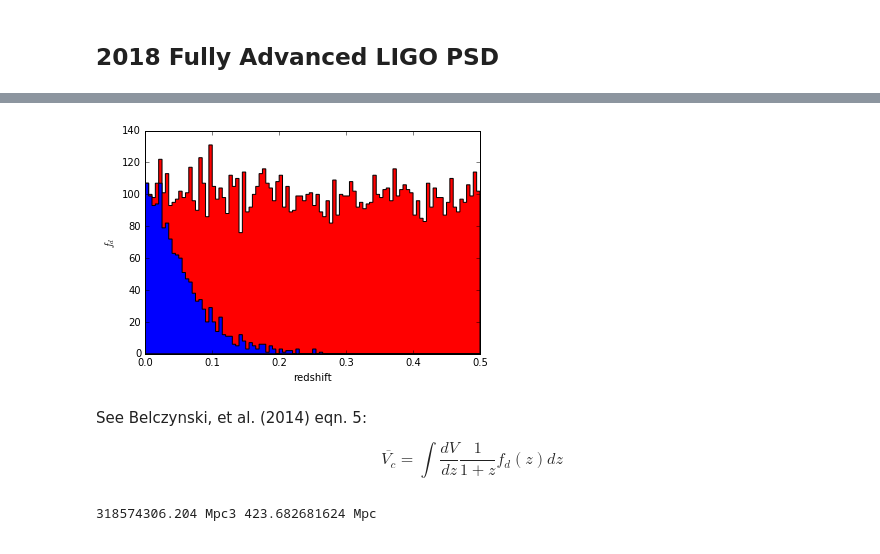
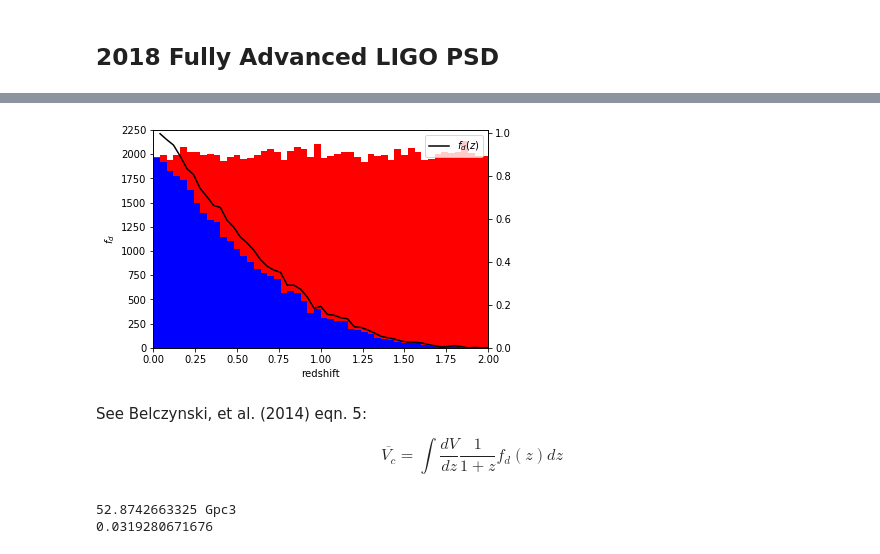
Before and after one commit to cpankow/lacc_da_tutorials, a Jupyter notebook: cosmology_horizon.ipynb, the cells around one changed output, grey strips where cells are left out. Saved outputs shown, nothing was run; the diff lists cells and outputs as text; code cells hidden in the pictures.

Commit message:
cosmology_horizon.ipynb: bug fixes, higher samples, better plots

```diff
--- a/cosmology_horizon.ipynb
+++ b/cosmology_horizon.ipynb
@@ -69,10 +76,13 @@ Saving to: ‘H1-GDS-CALIB_STRAIN.txt.13’
 # %%
 # Load PSDs
 _, psd_l1 = numpy.loadtxt("L1-GDS-CALIB_STRAIN.txt", unpack=True)
-freq, psd_h1 = numpy.loadtxt("H1-GDS-CALIB_STRAIN.txt", unpack=True)
+#freq, psd_h1 = numpy.loadtxt("H1-GDS-CALIB_STRAIN.txt", unpack=True)
+freq, psd_h1 = numpy.loadtxt("2015-10-01_H1_O1_Sensitivity_displacement_asd.txt", unpack=True)
 df = freq[1]-freq[0]
+print df
 
 psd_l1 *= psd_l1
+psd_h1 /= 4e3
 psd_h1 *= psd_h1
 
 pyplot.plot(freq, psd_l1, "r-", label="L1")
@@ -108,27 +145,39 @@ pyplot.legend()
 # %%
 def get_waveform(z, mc, **kwargs):
     m1, m2 = lalsimutils.m1m2(mc, 0.25)
+    if "frame" in kwargs and kwargs["frame"] == "source":
+        m1 *= (1+z)
+        m2 *= (1+z)
     m1, m2 = m1 * lal.MSUN_SI, m2 * lal.MSUN_SI
     s1x, s1y, s1z = 0.0, 0.0, 0.0
     s2x, s2y, s2z = 0.0, 0.0, 0.0
     approx = lalsimulation.GetApproximantFromString(kwargs["approx"] if "approx" in kwargs else "IMRPhenomD")
     distance = kwargs["distance"] * lal.PC_SI * 1e6
 
-    hp, hx = lalsimulation.SimInspiralFD(0, df,
-                                     m1, m2,
+    hp, hx = lalsimulation.SimInspiralFD(m1, m2,
                                      s1x, s1y, s1z,
                                      s2x, s2y, s2z,
-                                     30, 2048, 30,
-                                     distance, z,
-                                     numpy.pi, 0.0, 0.0,
-                                     None, None, -1, 7, approx)
+                                     distance, numpy.pi/2 * 0, 0.0,
+                                     0.0, 0.0, 0.0,
+                                     df, 20, 2048, 30,
+                                     None, approx)
     return hp, hx
 
 def snr(hp, hx, psd, **kwargs):
     ht = hp.data.data + hx.data.data
     f0_idx, flast_idx = int(numpy.round(hp.f0 / hp.deltaF)), len(ht)
     flast_idx += f0_idx
-    return 2 * numpy.sqrt(numpy.real(ht*ht.conj()/psd[f0_idx:flast_idx]).sum())
+
+    """
+    # Debug plot
+    hfreq = numpy.arange(hp.f0, 2048 + hp.deltaF, hp.deltaF)
+    pyplot.figure()
+    pyplot.plot(hfreq, numpy.abs(hp.data.data))
+    pyplot.plot(freq, numpy.sqrt(psd), alpha=0.3, c='r')
+    pyplot.plot(freq[f0_idx:flast_idx], numpy.sqrt(psd[f0_idx:flast_idx]), c='r')
+    pyplot.loglog()
+    """
+    return 2 * numpy.sqrt(numpy.real(ht * ht.conj() / psd[f0_idx:flast_idx]).sum() * df)
 
 #hp, hx = get_waveform(0, 28.0)
 #print snr(hp, hx, psd_l1)
@@ -206,18 +296,23 @@ pyplot.savefig("mchirp_z.png")
 # %%
 #zbins = numpy.logspace(-3, numpy.log10(2), 100, base=10)
-denom, b, _ = pyplot.hist(zsamp[:,1], bins=100, color='r', histtype='stepfilled');
+denom, b, _ = pyplot.hist(zsamp[:,1], bins=50, range=(0, zmax), color='r', histtype='stepfilled')
 h, _, _ = pyplot.hist(zsamp[zsamp[:,2]>8,1], bins=b, color='b', histtype='stepfilled')
 pyplot.xlabel("redshift")
 pyplot.ylabel(r"$f_d$")
-pyplot.savefig("fofz_z.png")
 
-z_vals = b[1:]
+z_vals = numpy.copy(b)[:-1]
 dz = b[1] - b[0]
 z_vals += dz
 
 f = h / denom.astype(float);
+pyplot.twinx()
+pyplot.plot(z_vals, f, 'k-', label=r"$f_d(z)$")
+pyplot.ylim(0, 1.01)
+pyplot.xlim(0, zmax)
+pyplot.legend(loc="upper right")
+pyplot.savefig("fofz_z.png")
 # %% [output]
-[figure, old version]
+[figure, new version]
 # %% [markdown]
 See Belczynski, et al. (2014) eqn. 5:
 
@@ -225,10 +320,13 @@ $$
 \overline{V_c} = \int \frac{dV}{dz} \frac{1}{1+z} f_d(z) dz
 $$
 # %%
-dVdz = cosmology.Planck13.differential_comoving_volume(z_vals)
+dVdz = cosmology.Planck15.differential_comoving_volume(z_vals)
 v_c = 4 * numpy.pi * astropy.units.sr * numpy.sum(dVdz / (1+z_vals) * f) * dz
 d_c = (v_c * 3 / 4 / numpy.pi)**(1.0/3)
 
-print v_c, d_c
+print v_c.to("Gpc^3")
+
+print v_c / cosmology.Planck15.comoving_volume(z_vals[-1])
 # %% [output]
-318574306.204 Mpc3 423.682681624 Mpc
+52.8742663325 Gpc3
+0.0319280671676
```
Also changed, not shown: parts of 12 cells of this notebook.
